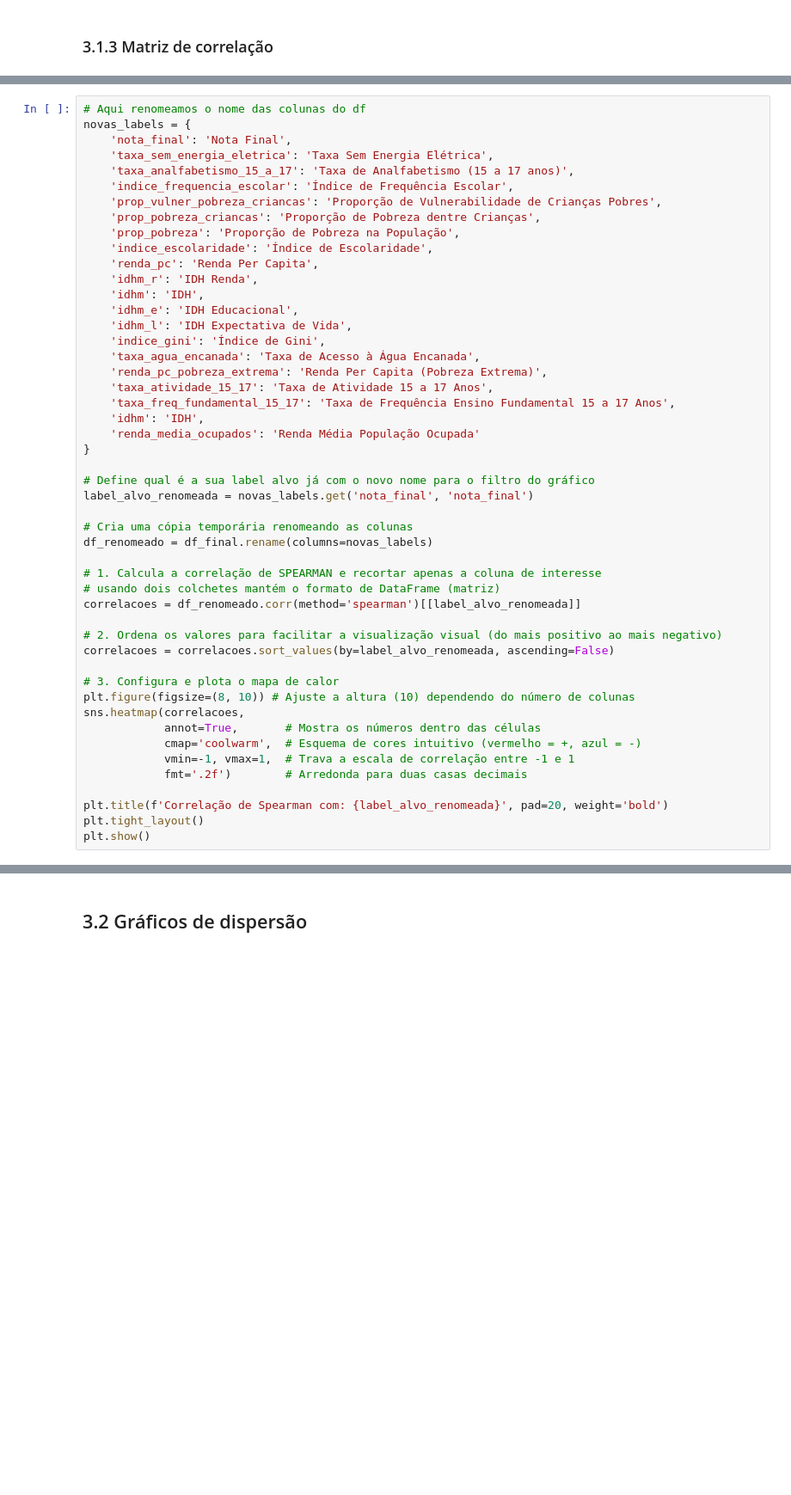
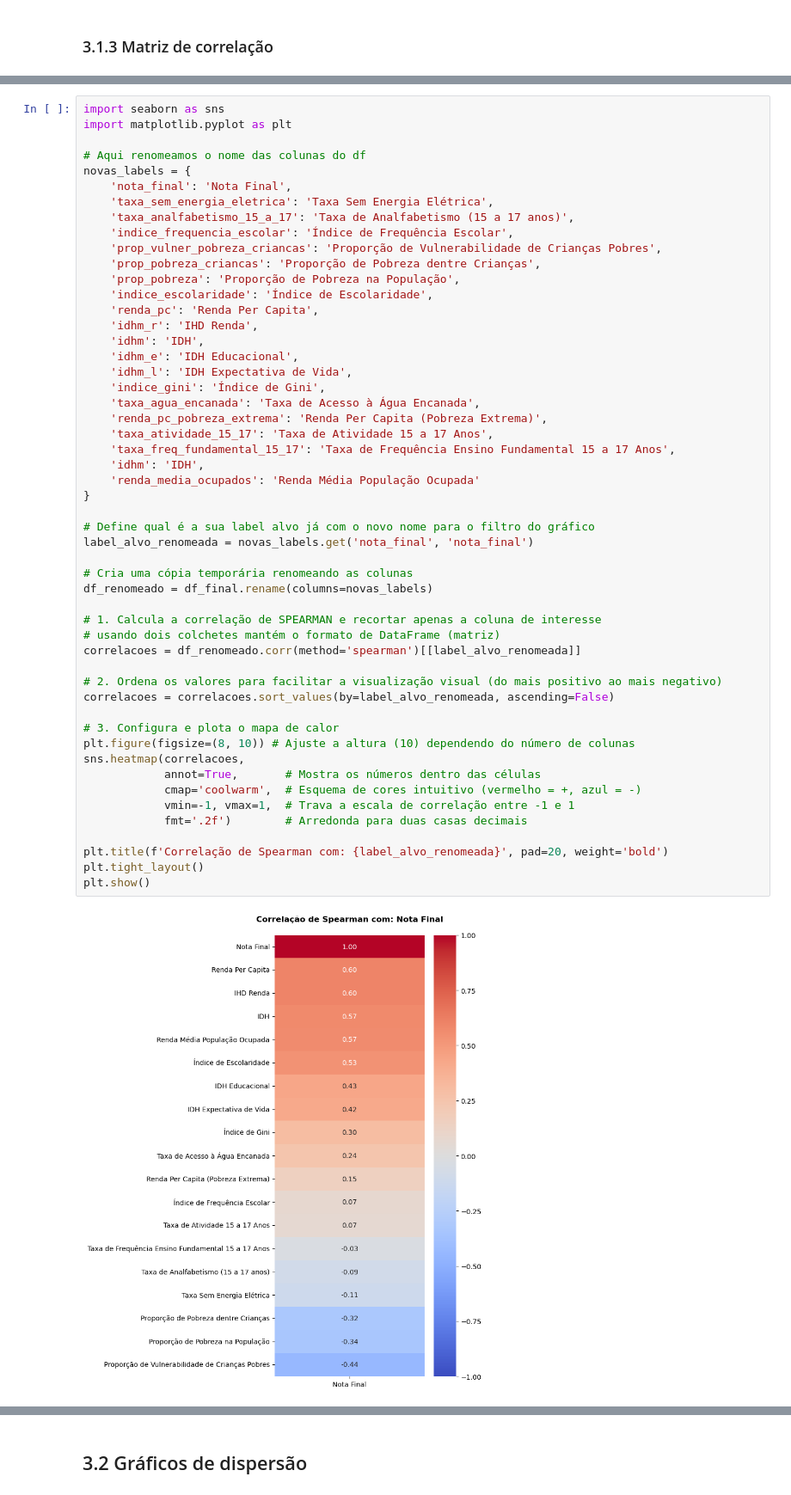
Before and after one commit to lsterra/trabalho_final_metodos_2026, a Jupyter notebook: analise_enem_sp_infraestrutura.ipynb, the cells around one changed output, grey strips where cells are left out. Shown at 86% size. Saved outputs shown, nothing was run; the diff lists cells and outputs as text; blank space fills up the shorter version.

```diff
--- a/analise_enem_sp_infraestrutura.ipynb
+++ b/analise_enem_sp_infraestrutura.ipynb
@@ -360,4 +448,7 @@ plt.show()
 # %%
+import seaborn as sns
+import matplotlib.pyplot as plt
+
 # Aqui renomeamos o nome das colunas do df
 novas_labels = {
     'nota_final': 'Nota Final',
@@ -369,7 +460,7 @@ novas_labels = {
     'prop_pobreza': 'Proporção de Pobreza na População',
     'indice_escolaridade': 'Índice de Escolaridade',
     'renda_pc': 'Renda Per Capita',
-    'idhm_r': 'IDH Renda',
+    'idhm_r': 'IHD Renda',
     'idhm': 'IDH',
     'idhm_e': 'IDH Educacional',
     'idhm_l': 'IDH Expectativa de Vida',
@@ -379,30 +470,32 @@ novas_labels = {
     'taxa_atividade_15_17': 'Taxa de Atividade 15 a 17 Anos',
     'taxa_freq_fundamental_15_17': 'Taxa de Frequência Ensino Fundamental 15 a 17 Anos',
     'idhm': 'IDH',
     'renda_media_ocupados': 'Renda Média População Ocupada'
 }
 
 # Define qual é a sua label alvo já com o novo nome para o filtro do gráfico
 label_alvo_renomeada = novas_labels.get('nota_final', 'nota_final')
 
 # Cria uma cópia temporária renomeando as colunas
 df_renomeado = df_final.rename(columns=novas_labels)
 
 # 1. Calcula a correlação de SPEARMAN e recortar apenas a coluna de interesse
 # usando dois colchetes mantém o formato de DataFrame (matriz)
 correlacoes = df_renomeado.corr(method='spearman')[[label_alvo_renomeada]]
 
 # 2. Ordena os valores para facilitar a visualização visual (do mais positivo ao mais negativo)
 correlacoes = correlacoes.sort_values(by=label_alvo_renomeada, ascending=False)
 
 # 3. Configura e plota o mapa de calor
 plt.figure(figsize=(8, 10)) # Ajuste a altura (10) dependendo do número de colunas
 sns.heatmap(correlacoes,
             annot=True,       # Mostra os números dentro das células
             cmap='coolwarm',  # Esquema de cores intuitivo (vermelho = +, azul = -)
             vmin=-1, vmax=1,  # Trava a escala de correlação entre -1 e 1
             fmt='.2f')        # Arredonda para duas casas decimais
 
 plt.title(f'Correlação de Spearman com: {label_alvo_renomeada}', pad=20, weight='bold')
 plt.tight_layout()
 plt.show()
+# %% [output]
+[figure, added]
```
Also changed, not shown: parts of 90 cells of this notebook.
